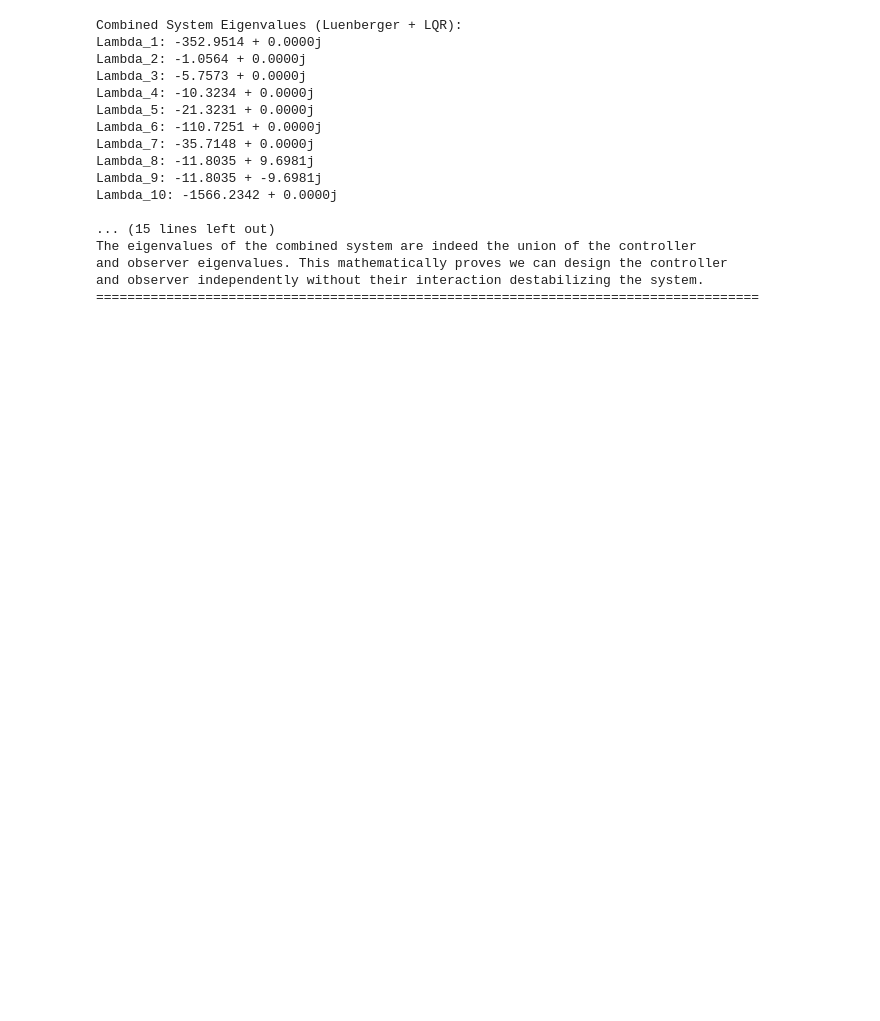
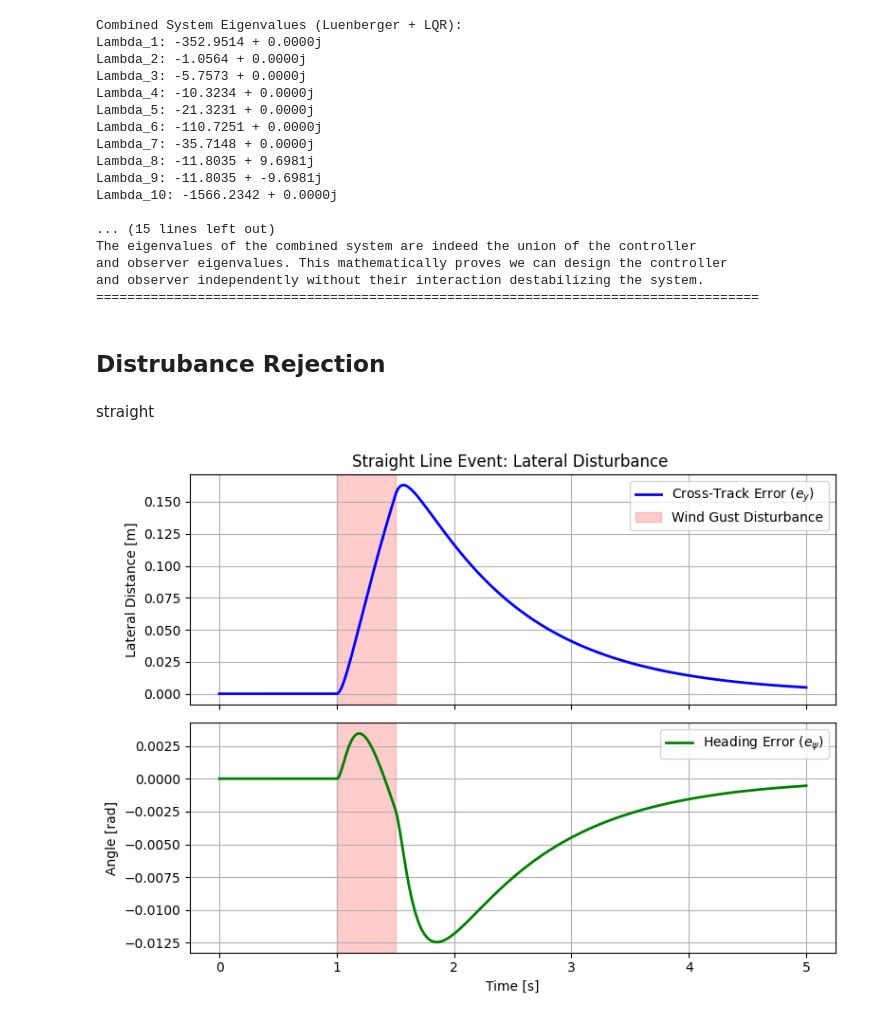
Before and after one commit to FightingPandas/formula-car-system-analysis, a Jupyter notebook: notebooks/EE547_final_analysis.ipynb, the cells around one changed output. Drawn from its saved outputs; the diff is of its cells as text; code cells hidden in the pictures; blank space fills up the shorter version.

```diff
--- a/notebooks/EE547_final_analysis.ipynb
+++ b/notebooks/EE547_final_analysis.ipynb
@@ -676,3 +750,65 @@ The eigenvalues of the combined system are indeed the union of the controller
 and observer eigenvalues. This mathematically proves we can design the controller
 and observer independently without their interaction destabilizing the system.
 =====================================================================================
+# %% [markdown]
+## Distrubance Rejection
+# %%
+def closed_loop_with_disturbance(t, x, A, B, K, wind_direction):
+    ## Wind Direction 0 = longitudinal (v_x), 1 = lateral (v_y)
+    # Calculate the optimal control input (u = -Kx)
+    u = -K @ x
+
+    # Define the disturbance: 1500 N lateral force from t=1.0s to t=1.5s
+    F_dist = 1500.0 if 1.0 <= t <= 1.5 else 0.0
+
+    # Create the disturbance vector w
+    w = np.zeros(5)
+    # The disturbance is a lateral force, so it accelerates v_y (index 1)
+    w[wind_direction] = F_dist / m
+
+    # Compute the state derivatives: x_dot = Ax + Bu + w
+    dxdt = A @ x + B @ u + w
+    return dxdt
+# %% [markdown]
+straight
+# %%
+
+# Simulation parameters
+t_span = (0, 5) # Simulate for 5 seconds
+t_eval = np.linspace(t_span[0], t_span[1], 500)
+
+# Initial conditions: The vehicle starts perfectly on the reference path
+x0 = np.zeros(5)
+
+# Run the ODE solver
+sol = solve_ivp(closed_loop_with_disturbance, t_span, x0, args=(A_straight, B_straight, K, 1), t_eval=t_eval)
+
+# Extract time and specific states for plotting
+t = sol.t
+v_y = sol.y[1, :]
+e_y = sol.y[3, :]      # Cross-track error
+e_psi = sol.y[4, :]    # Heading error
+
+# Plotting the results
+fig, (ax1, ax2) = plt.subplots(2, 1, figsize=(8, 6), sharex=True)
+
+# Plot Cross-Track Error
+ax1.plot(t, e_y, 'b-', linewidth=2, label='Cross-Track Error ($e_y$)')
+ax1.axvspan(1.0, 1.5, color='red', alpha=0.2, label='Wind Gust Disturbance')
+ax1.set_ylabel('Lateral Distance [m]')
+ax1.set_title('Straight Line Event: Lateral Disturbance ')
+ax1.grid(True)
+ax1.legend()
+
+# Plot Heading Error
+ax2.plot(t, e_psi, 'g-', linewidth=2, label='Heading Error ($e_{\psi}$)')
+ax2.axvspan(1.0, 1.5, color='red', alpha=0.2)
+ax2.set_xlabel('Time [s]')
+ax2.set_ylabel('Angle [rad]')
+ax2.grid(True)
+ax2.legend()
+
+plt.tight_layout()
+plt.show()
+# %% [output]
+[figure, added]
```
Also changed, not shown: parts of 12 cells of this notebook, 8 other files.
